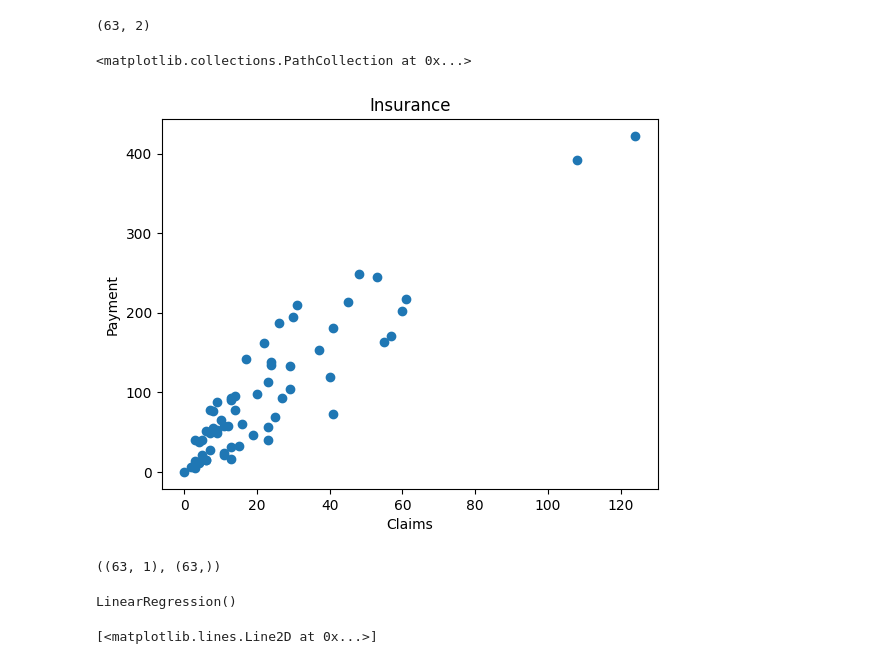
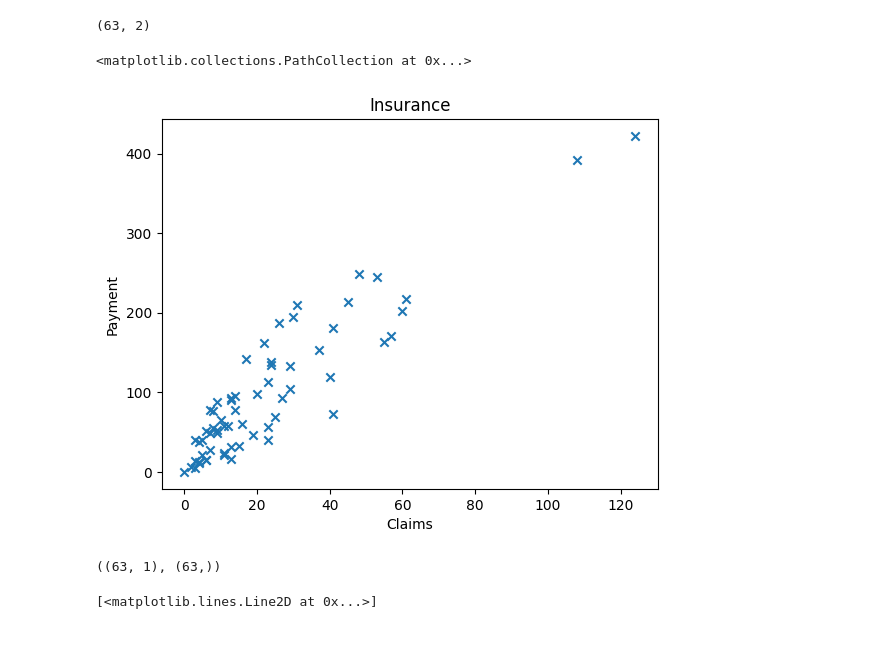
Before and after one commit to solvedbiscuit71/ml-notebook, a Jupyter notebook: Concepts/Standardisation.ipynb, the cells around one changed output. Drawn from its saved outputs; the diff is of its cells as text; code cells hidden in the pictures.

```diff
--- a/Concepts/Standardisation.ipynb
+++ b/Concepts/Standardisation.ipynb
@@ -15,11 +15,11 @@ import matplotlib.pyplot as plt
 # %%
 plt.title('Insurance')
 plt.xlabel('Claims')
 plt.ylabel('Payment')
 
-plt.scatter(data[:,0], data[:,1], marker='o')
+plt.scatter(data[:,0], data[:,1], marker='x')
 # %% [output]
 <matplotlib.collections.PathCollection at 0x...>
-[figure, old version]
+[figure, new version]
 # %%
 from sklearn.linear_model import LinearRegression
@@ -32,7 +30,3 @@ y = data[:,1]
 x.shape, y.shape
 # %% [output]
 ((63, 1), (63,))
-# %%
-model.fit(x, y)
-# %% [output]
-LinearRegression()
```
Also changed, not shown: parts of 9 cells of this notebook.
